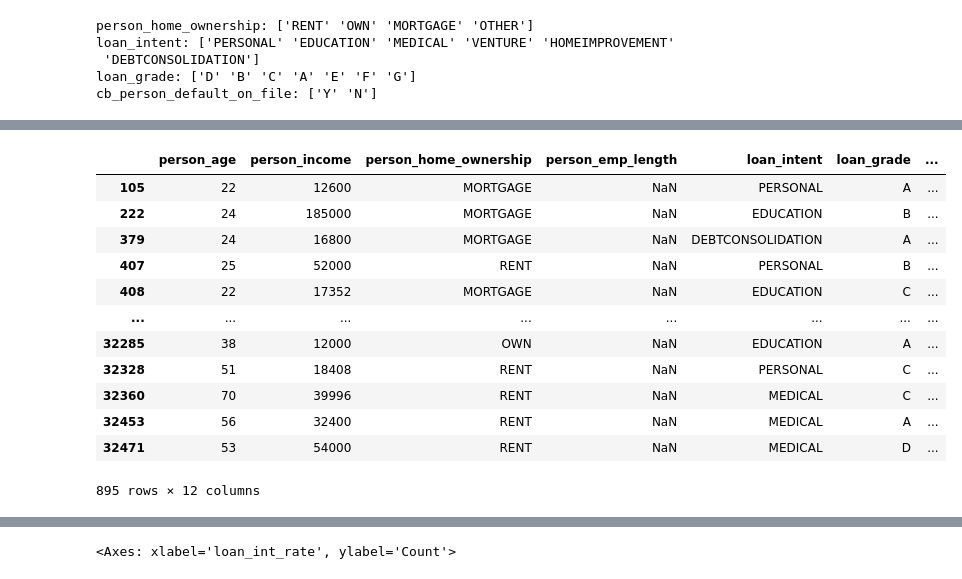
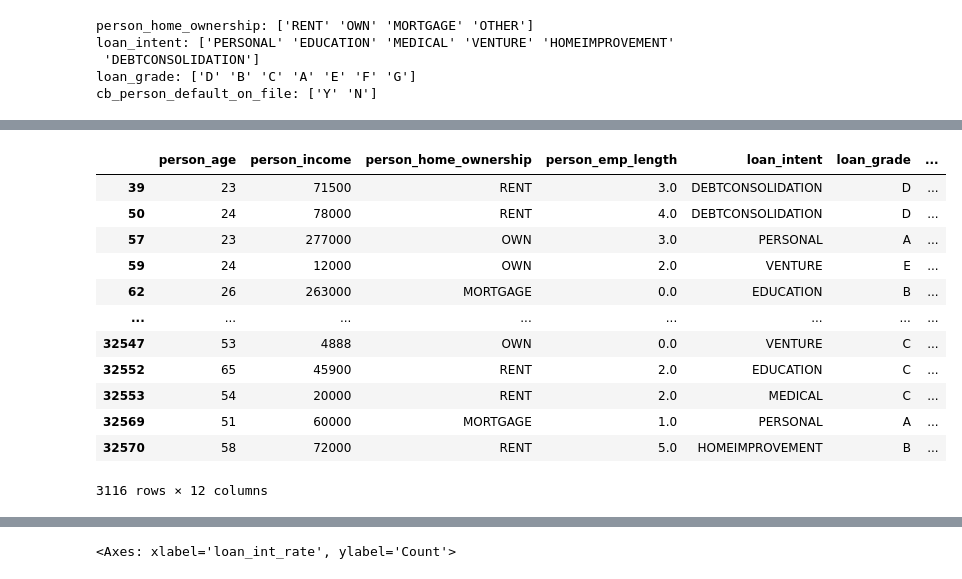
Before and after one commit to Ruben-Boeckx/Loan-approval, a Jupyter notebook: Draft.ipynb, the cells around one changed output, grey strips where cells are left out. Cells and saved outputs as stored; diff of their text form; code cells hidden in the pictures.

```diff
--- a/Draft.ipynb
+++ b/Draft.ipynb
@@ -42,3 +42,6 @@ loan_intent: ['PERSONAL' 'EDUCATION' 'MEDICAL' 'VENTURE' 'HOMEIMPROVEMENT'
  'DEBTCONSOLIDATION']
 loan_grade: ['D' 'B' 'C' 'A' 'E' 'F' 'G']
 cb_person_default_on_file: ['Y' 'N']
+# %%
+df["person_emp_length"] = df["person_emp_length"].fillna(df["person_emp_length"].median())
+df["person_emp_length"].describe()
@@ -44,0 +58,3 @@ cb_person_default_on_file: ['Y' 'N']
+# %%
+median_value = df["person_emp_length"].median()
+df.loc[df["person_emp_length"] > 60, "person_emp_length"] = median_value
@@ -45,16 +118,16 @@ cb_person_default_on_file: ['Y' 'N']
 # %%
-df[df["person_emp_length"].isna()]
+df[df["loan_int_rate"].isna()]
 # %% [output]
 |  | person_age | person_income | person_home_ownership | person_emp_length | loan_intent | loan_grade | ... |
-| 105 | 22 | 12600 | MORTGAGE | NaN | PERSONAL | A | ... |
-| 222 | 24 | 185000 | MORTGAGE | NaN | EDUCATION | B | ... |
-| 379 | 24 | 16800 | MORTGAGE | NaN | DEBTCONSOLIDATION | A | ... |
-| 407 | 25 | 52000 | RENT | NaN | PERSONAL | B | ... |
-| 408 | 22 | 17352 | MORTGAGE | NaN | EDUCATION | C | ... |
+| 39 | 23 | 71500 | RENT | 3.0 | DEBTCONSOLIDATION | D | ... |
+| 50 | 24 | 78000 | RENT | 4.0 | DEBTCONSOLIDATION | D | ... |
+| 57 | 23 | 277000 | OWN | 3.0 | PERSONAL | A | ... |
+| 59 | 24 | 12000 | OWN | 2.0 | VENTURE | E | ... |
+| 62 | 26 | 263000 | MORTGAGE | 0.0 | EDUCATION | B | ... |
 | ... | ... | ... | ... | ... | ... | ... | ... |
-| 32285 | 38 | 12000 | OWN | NaN | EDUCATION | A | ... |
-| 32328 | 51 | 18408 | RENT | NaN | PERSONAL | C | ... |
-| 32360 | 70 | 39996 | RENT | NaN | MEDICAL | C | ... |
-| 32453 | 56 | 32400 | RENT | NaN | MEDICAL | A | ... |
-| 32471 | 53 | 54000 | RENT | NaN | MEDICAL | D | ... |
+| 32547 | 53 | 4888 | OWN | 0.0 | VENTURE | C | ... |
+| 32552 | 65 | 45900 | RENT | 2.0 | EDUCATION | C | ... |
+| 32553 | 54 | 20000 | RENT | 2.0 | MEDICAL | C | ... |
+| 32569 | 51 | 60000 | MORTGAGE | 1.0 | PERSONAL | A | ... |
+| 32570 | 58 | 72000 | RENT | 5.0 | HOMEIMPROVEMENT | B | ... |
-895 rows × 12 columns
+3116 rows × 12 columns
```
Also changed, not shown: parts of 9 cells of this notebook.
